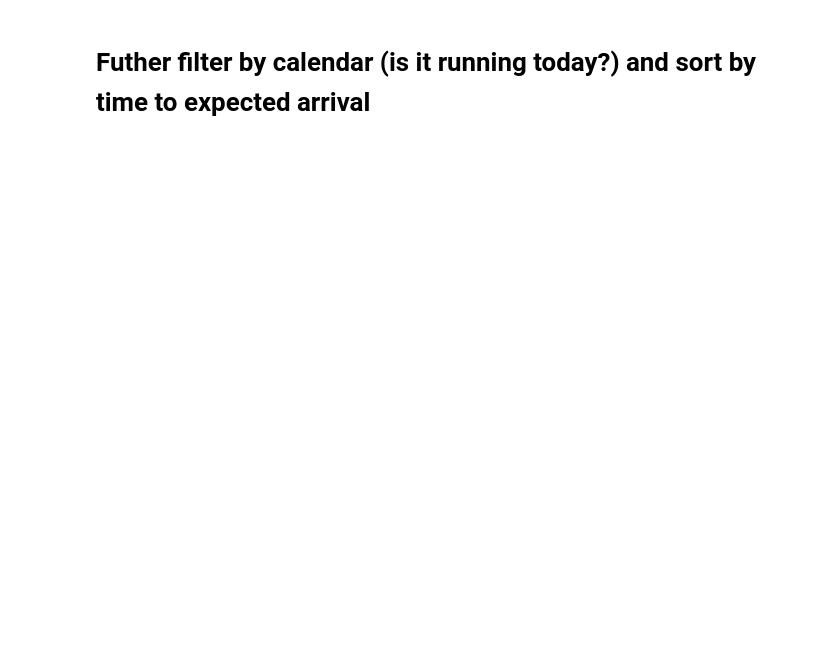
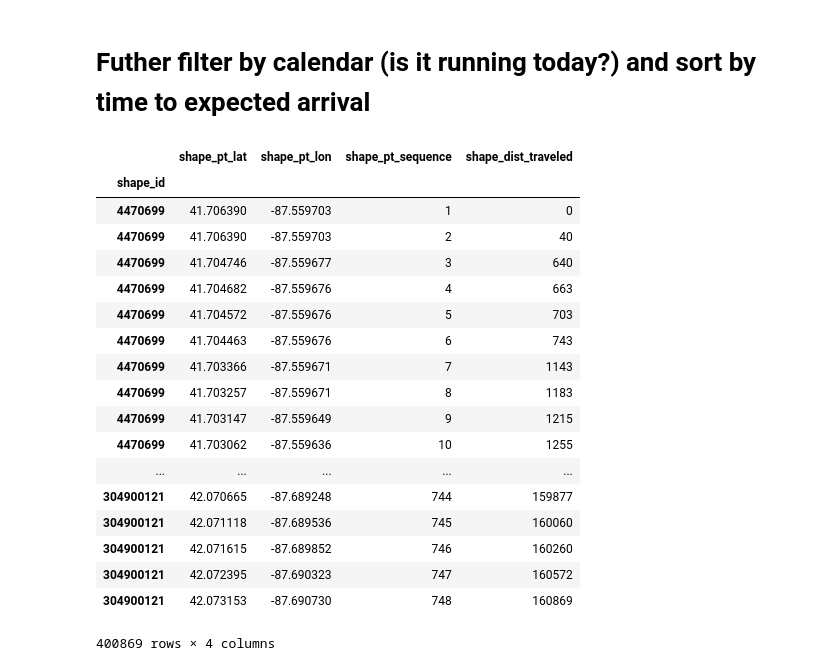
Before and after one commit to kaipeng/cta, a Jupyter notebook: lookup.ipynb, the cells around one changed output. Drawn from its saved outputs; the diff is of its cells as text; code cells hidden in the pictures; blank space fills up the shorter version.

```diff
--- a/lookup.ipynb
+++ b/lookup.ipynb
@@ -151,3 +151,26 @@ my_trip
 | 146 | 44706 | 447083919278 | 1 | 447008796256 | 4476582 | North | 1 | 83919278 |
 # %% [markdown]
 # Futher filter by calendar (is it running today?) and sort by time to expected arrival
+# %%
+import pandas as pd
+pd.DataFrame.from_csv('google_transit/shapes.txt')
+# %% [output]
+|  | shape_pt_lat | shape_pt_lon | shape_pt_sequence | shape_dist_traveled |
+| shape_id |  |  |  |  |
+| 4470699 | 41.706390 | -87.559703 | 1 | 0 |
+| 4470699 | 41.706390 | -87.559703 | 2 | 40 |
+| 4470699 | 41.704746 | -87.559677 | 3 | 640 |
+| 4470699 | 41.704682 | -87.559676 | 4 | 663 |
+| 4470699 | 41.704572 | -87.559676 | 5 | 703 |
+| 4470699 | 41.704463 | -87.559676 | 6 | 743 |
+| 4470699 | 41.703366 | -87.559671 | 7 | 1143 |
+| 4470699 | 41.703257 | -87.559671 | 8 | 1183 |
+| 4470699 | 41.703147 | -87.559649 | 9 | 1215 |
+| 4470699 | 41.703062 | -87.559636 | 10 | 1255 |
+| ... | ... | ... | ... | ... |
+| 304900121 | 42.070665 | -87.689248 | 744 | 159877 |
+| 304900121 | 42.071118 | -87.689536 | 745 | 160060 |
+| 304900121 | 42.071615 | -87.689852 | 746 | 160260 |
+| 304900121 | 42.072395 | -87.690323 | 747 | 160572 |
+| 304900121 | 42.073153 | -87.690730 | 748 | 160869 |
+400869 rows × 4 columns
```
Also changed, not shown: 3 other files.
